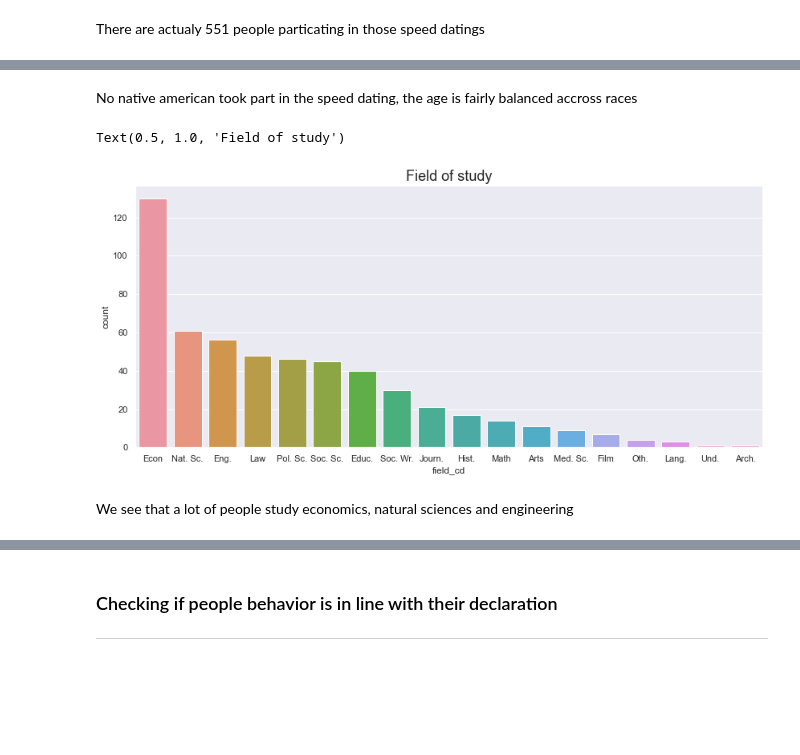
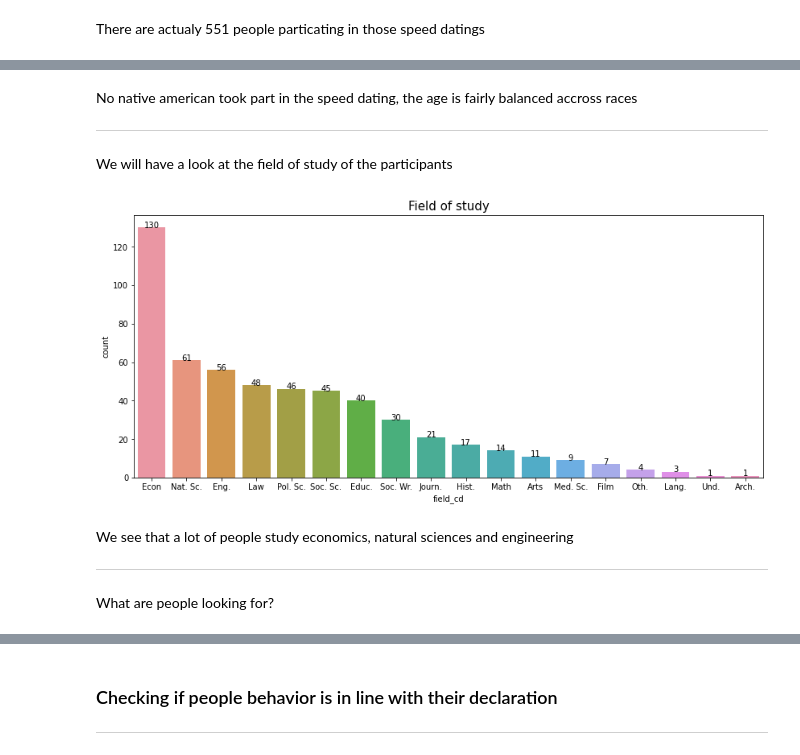
Before and after one commit to NicolasTFR/speeddating, a Jupyter notebook: speeddating.ipynb, the cells around one changed output, grey strips where cells are left out. Drawn from its saved outputs; the diff is of its cells as text; code cells hidden in the pictures; blank space fills up the shorter version.

```diff
--- a/speeddating.ipynb
+++ b/speeddating.ipynb
@@ -209,4 +209,4 @@ The data has several lines for the same people, if they had multiple dates
 # %%
-dfpeople = df[["iid",'gender','age','race',"field_cd"]].drop_duplicates().copy()
+dfpeople = df[["iid",'gender','age','race',"field_cd","goal"]].drop_duplicates().copy()
 dfpeople.describe(include="all")
 # %% [output]
@@ -249,3 +252,7 @@ dfpeople[['race', 'age']].groupby('race').mean().plot(kind='bar', title='Mean Ag
 # %% [markdown]
 No native american took part in the speed dating, the age is fairly balanced accross races
+
+-----
+
+We will have a look at the field of study of the participants
 # %%
@@ -256,9 +264,19 @@ dfpeople['field_cd'] = dfpeople.field_cd.map({1: 'Law', 2: 'Math', 3: 'Soc. Sc.'
 # %%
 plt.figure(figsize = (14,6))
 ax = sns.countplot(x="field_cd", data=dfpeople, order = dfpeople['field_cd'].value_counts().index)
-plt.title('Field of study', fontsize=18)
+plt.title("Field of study", fontsize=15)
+
+def add_value_label(x_list,y_list):
+    for i in range(0, len(x_list)):
+        plt.text(i,y_list[i],y_list[i], ha="center")
+add_value_label(dfpeople['field_cd'].value_counts().index,dfpeople['field_cd'].value_counts())
+
+plt.show()
 # %% [output]
-Text(0.5, 1.0, 'Field of study')
-[figure, old version]
+[figure, new version]
 # %% [markdown]
 We see that a lot of people study economics, natural sciences and engineering
+
+----
+# %% [markdown]
+What are people looking for?
```
Also changed, not shown: parts of 16 cells of this notebook.
